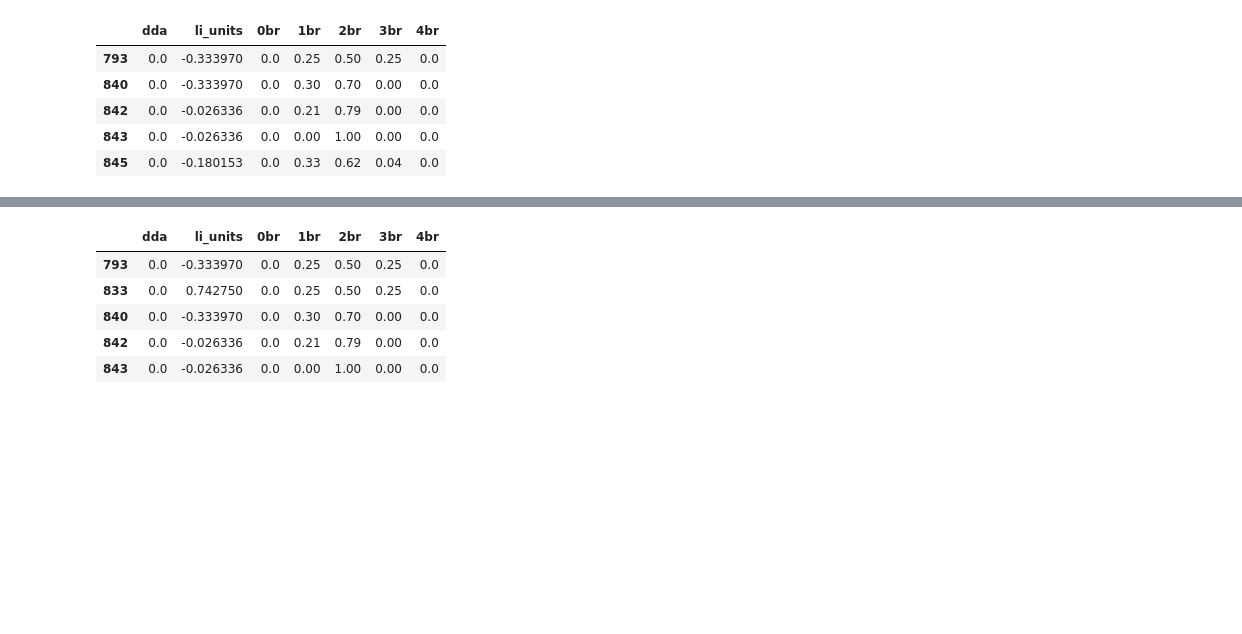
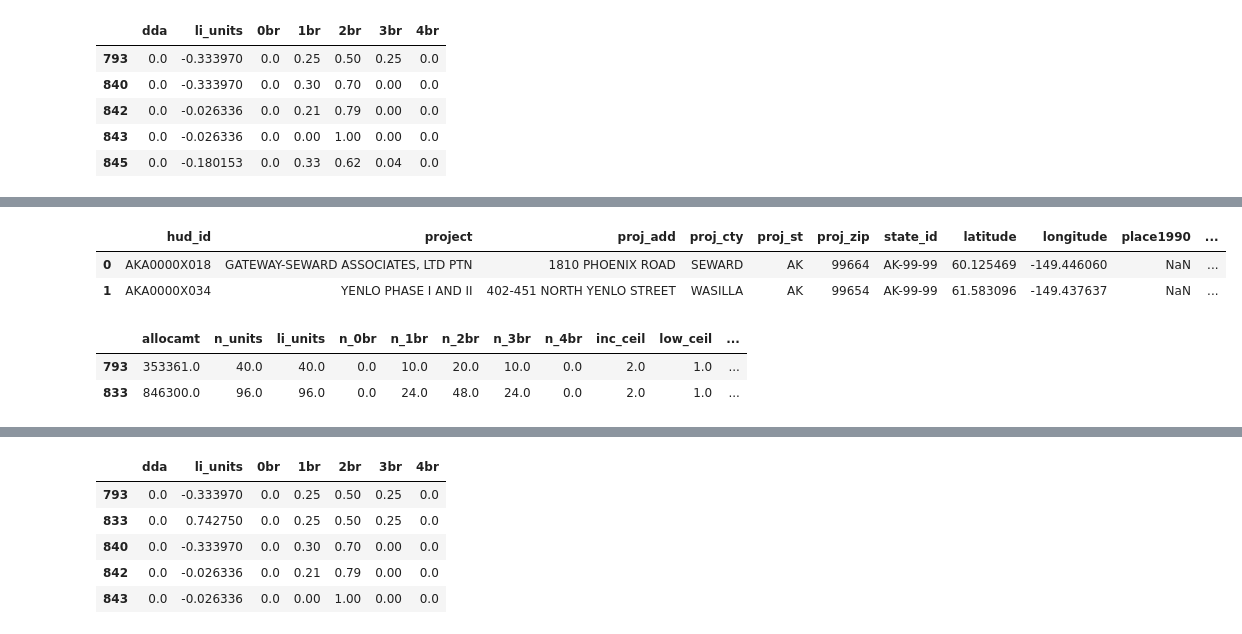
Before and after one commit to pndang/ULI-UCSD-H2H, a Jupyter notebook: LIHTC_analysis/clustering-analysis.ipynb, the cells around one changed output, grey strips where cells are left out. Saved outputs shown, nothing was run; the diff lists cells and outputs as text; code cells hidden in the pictures; blank space fills up the shorter version.

```diff
--- a/LIHTC_analysis/clustering-analysis.ipynb
+++ b/LIHTC_analysis/clustering-analysis.ipynb
@@ -1053,3 +1124,27 @@ df
+# %%
+# create a dataset with cluster labels and location of properties
+
+# Import original dataset with lat/lon
+og = pd.read_csv('C:/Users/phuro/UCSD/ULI/H2H/ULI-UCSD_H2H/LIHTC_analysis/data/cleanLIHTC.csv', index_col=0)
+og.head(2)
+# %% [output]
+|  | hud_id | project | proj_add | proj_cty | proj_st | proj_zip | state_id | latitude | longitude | place1990 | ... |
+| 0 | AKA0000X018 | GATEWAY-SEWARD ASSOCIATES, LTD PTN | 1810 PHOENIX ROAD | SEWARD | AK | 99664 | AK-99-99 | 60.125469 | -149.446060 | NaN | ... |
+| 1 | AKA0000X034 | YENLO PHASE I AND II | 402-451 NORTH YENLO STREET | WASILLA | AK | 99654 | AK-99-99 | 61.583096 | -149.437637 | NaN | ... |
+# %%
+lat, lon = [], []
+for i in df.index:
+    lat.append(og.iloc[i]['latitude'])
+    lon.append(og.iloc[i]['longitude'])
+
+df['cluster'] = X8['cluster'] # clusters made using dda (2 excluded), all br %s, li units, total units
+df['latitude'] = lat
+df['longitude'] = lon
+df.head(2)
+# %% [output]
+|  | allocamt | n_units | li_units | n_0br | n_1br | n_2br | n_3br | n_4br | inc_ceil | low_ceil | ... |
+| 793 | 353361.0 | 40.0 | 40.0 | 0.0 | 10.0 | 20.0 | 10.0 | 0.0 | 2.0 | 1.0 | ... |
+| 833 | 846300.0 | 96.0 | 96.0 | 0.0 | 24.0 | 48.0 | 24.0 | 0.0 | 2.0 | 1.0 | ... |
 # %%
 # Determine optimal number of clusters
 
```
Also changed, not shown: parts of 32 cells of this notebook, 1 other file.
